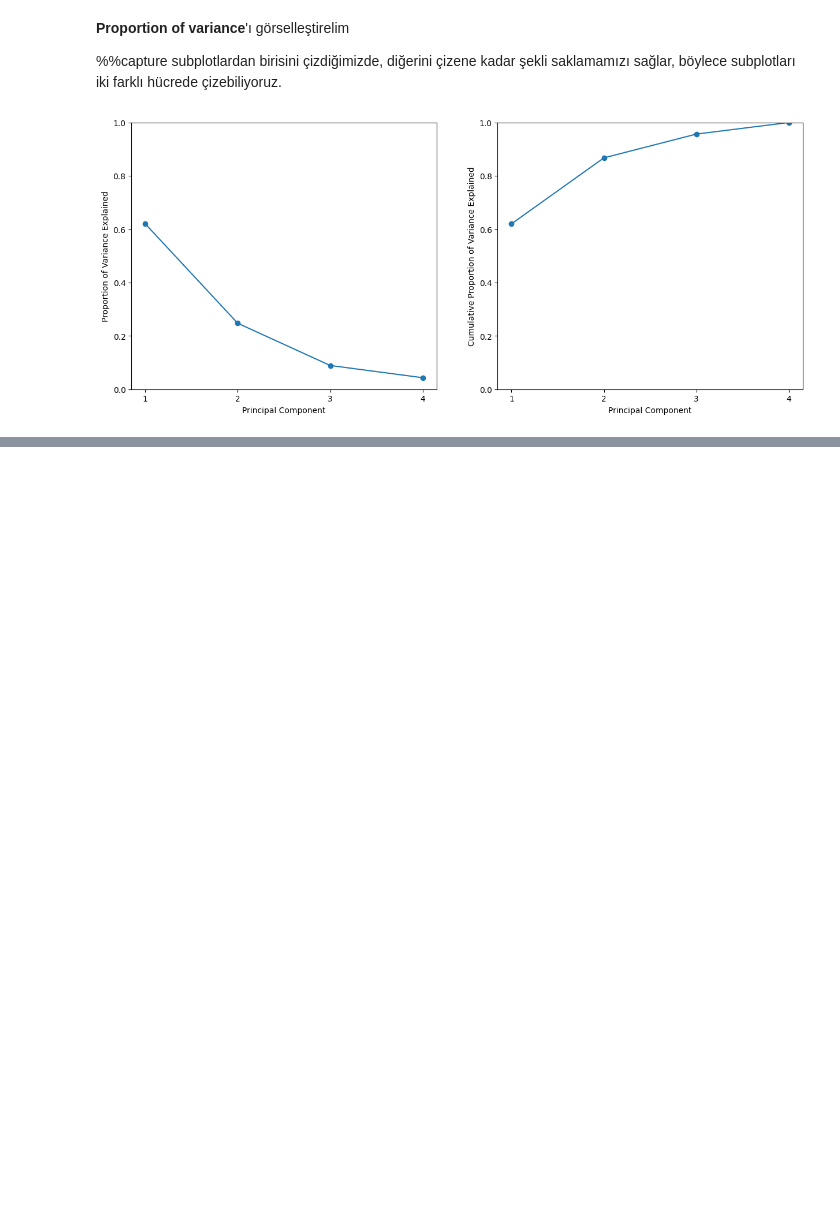
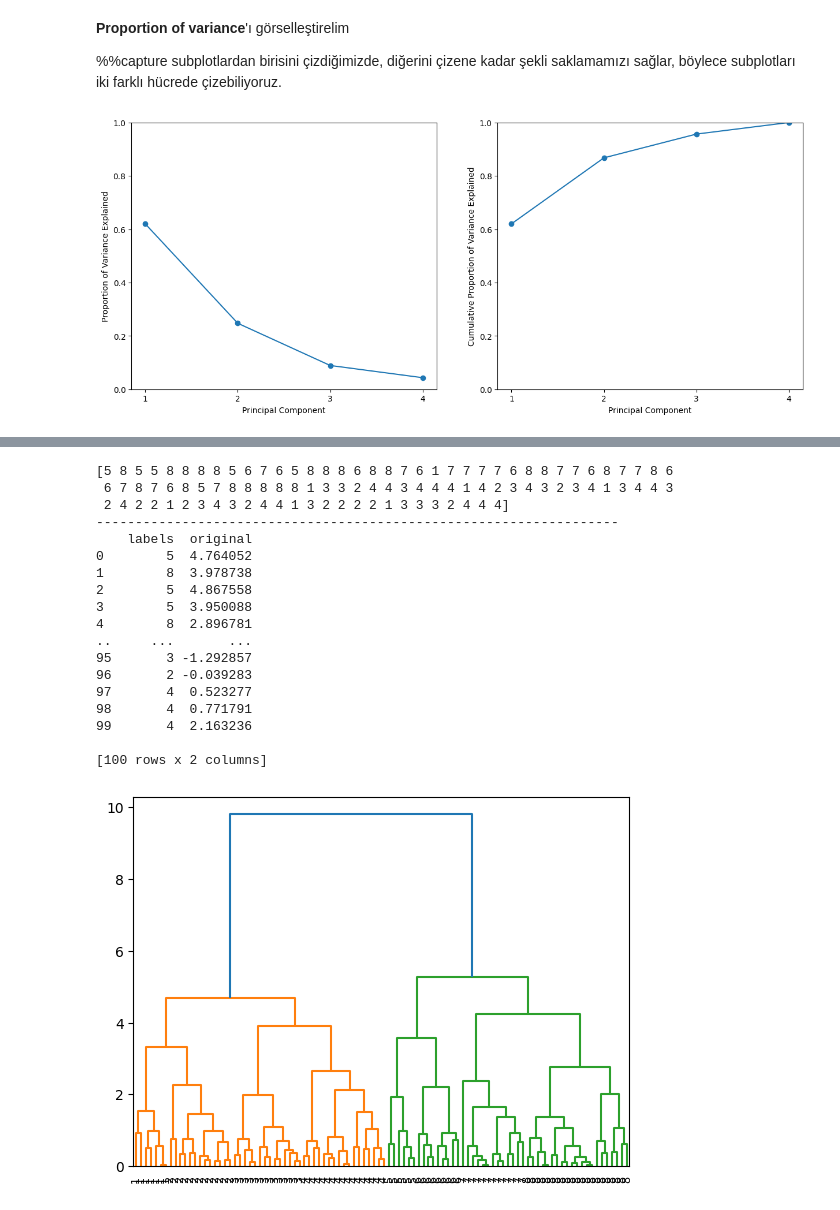
Before and after one commit to umutky/ds_study, a Jupyter notebook: dimensionality_reduction.ipynb, the cells around one changed output, grey strips where cells are left out. Cells and saved outputs as stored; diff of their text form; code cells hidden in the pictures; blank space fills up the shorter version.

```diff
--- a/dimensionality_reduction.ipynb
+++ b/dimensionality_reduction.ipynb
@@ -171,0 +254,32 @@ fig
+# %%
+from scipy.cluster.hierarchy import dendrogram, linkage, fcluster
+
+mergings = linkage(X, method='complete')
+labels = fcluster(mergings, 3, criterion='distance')
+pairs = pd.DataFrame({'labels': labels, 'original': X[:, 0]})
+
+print(labels)
+print('-------------------------------------------------------------------')
+print(pairs)
+
+dendrogram(mergings, labels=labels, leaf_rotation=90, leaf_font_size=8);
+# %% [output]
+[5 8 5 5 8 8 8 8 5 6 7 6 5 8 8 8 6 8 8 7 6 1 7 7 7 7 6 8 8 7 7 6 8 7 7 8 6
+ 6 7 8 7 6 8 5 7 8 8 8 8 8 1 3 3 2 4 4 3 4 4 4 1 4 2 3 4 3 2 3 4 1 3 4 4 3
+ 2 4 2 2 1 2 3 4 3 2 4 4 1 3 2 2 2 2 1 3 3 3 2 4 4 4]
+-------------------------------------------------------------------
+    labels  original
+0        5  4.764052
+1        8  3.978738
+2        5  4.867558
+3        5  3.950088
+4        8  2.896781
+..     ...       ...
+95       3 -1.292857
+96       2 -0.039283
+97       4  0.523277
+98       4  0.771791
+99       4  2.163236
+
+[100 rows x 2 columns]
+[figure, added]
```
Also changed, not shown: parts of 11 cells of this notebook.
